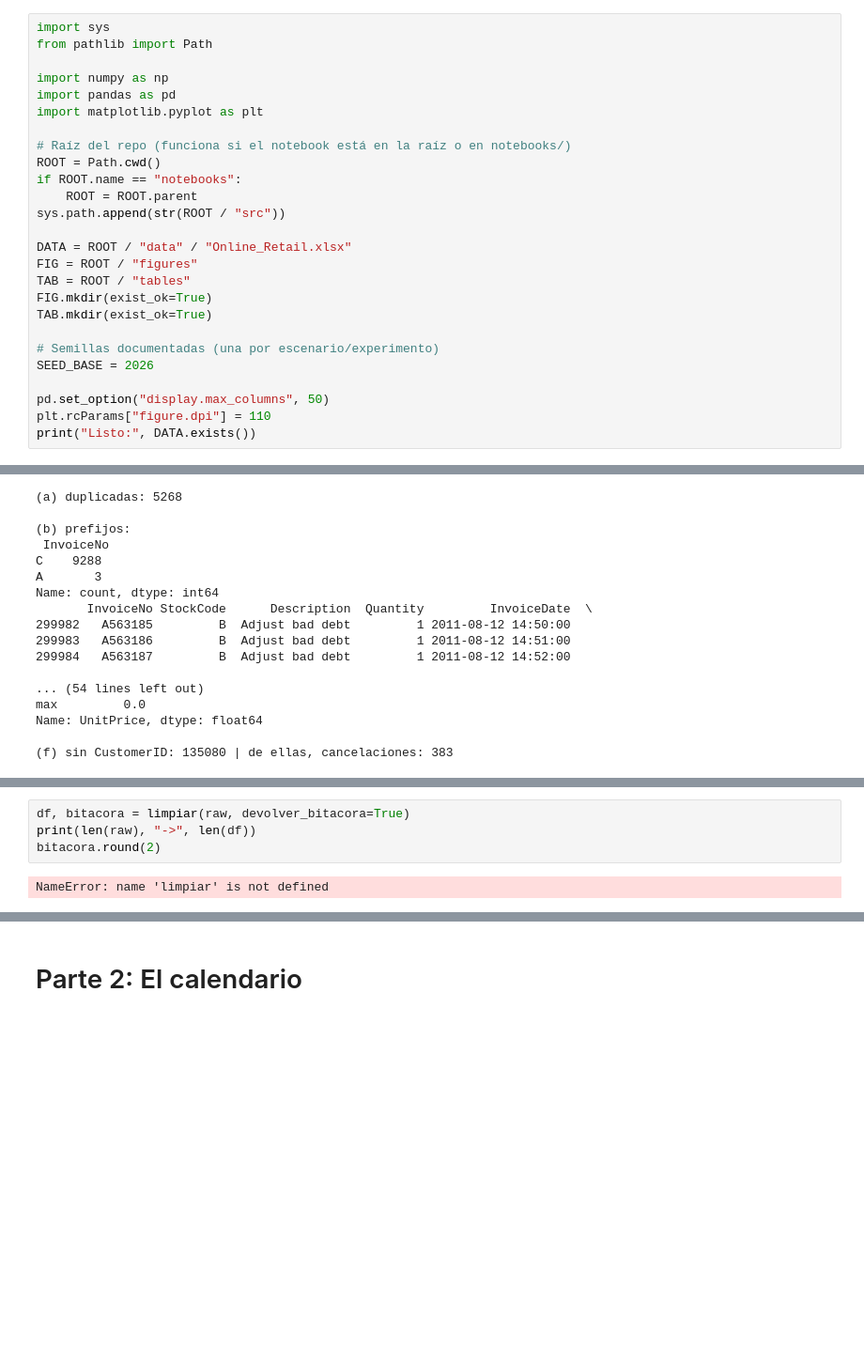
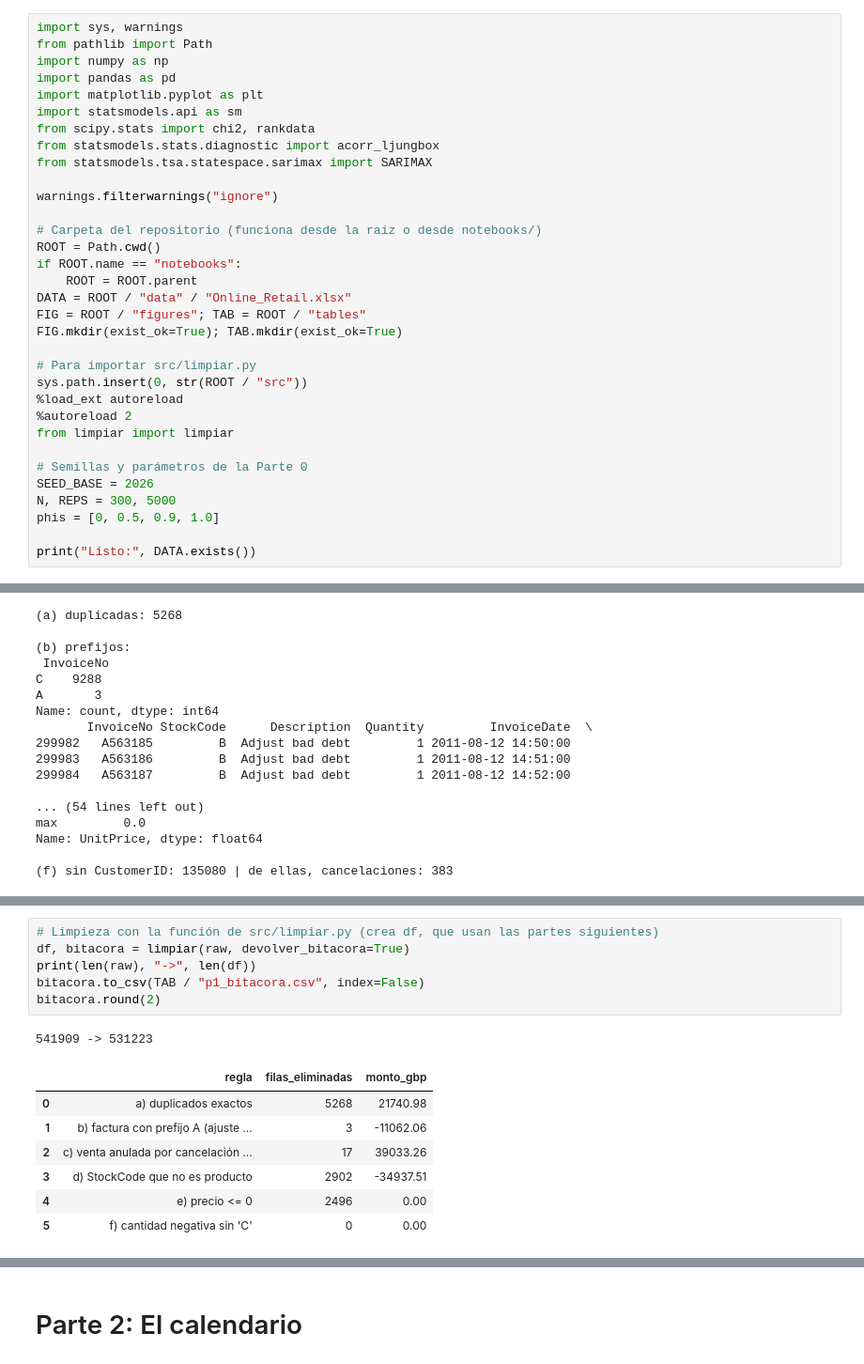
Before and after one commit to xNoksS/bi-tarea4-series-de-tiempo, a Jupyter notebook: Tarea4.ipynb, the cells around one changed output, grey strips where cells are left out. Shown at 94% size. Saved outputs shown, nothing was run; the diff lists cells and outputs as text; blank space fills up the shorter version.

Commit message:
Entrega final: notebook, informe y README

```diff
--- a/Tarea4.ipynb
+++ b/Tarea4.ipynb
@@ -1,28 +1,35 @@
 # %%
-import sys
+import sys, warnings
 from pathlib import Path
-
 import numpy as np
 import pandas as pd
 import matplotlib.pyplot as plt
+import statsmodels.api as sm
+from scipy.stats import chi2, rankdata
+from statsmodels.stats.diagnostic import acorr_ljungbox
+from statsmodels.tsa.statespace.sarimax import SARIMAX
 
-# Raíz del repo (funciona si el notebook está en la raíz o en notebooks/)
+warnings.filterwarnings("ignore")
+
+# Carpeta del repositorio (funciona desde la raíz o desde notebooks/)
 ROOT = Path.cwd()
 if ROOT.name == "notebooks":
     ROOT = ROOT.parent
-sys.path.append(str(ROOT / "src"))
+DATA = ROOT / "data" / "Online_Retail.xlsx"
+FIG = ROOT / "figures"; TAB = ROOT / "tables"
+FIG.mkdir(exist_ok=True); TAB.mkdir(exist_ok=True)
 
-DATA = ROOT / "data" / "Online_Retail.xlsx"
-FIG = ROOT / "figures"
-TAB = ROOT / "tables"
-FIG.mkdir(exist_ok=True)
-TAB.mkdir(exist_ok=True)
+# Para importar src/limpiar.py
+sys.path.insert(0, str(ROOT / "src"))
+%load_ext autoreload
+%autoreload 2
+from limpiar import limpiar
 
-# Semillas documentadas (una por escenario/experimento)
+# Semillas y parámetros de la Parte 0
 SEED_BASE = 2026
+N, REPS = 300, 5000
+phis = [0, 0.5, 0.9, 1.0]
 
-pd.set_option("display.max_columns", 50)
-plt.rcParams["figure.dpi"] = 110
 print("Listo:", DATA.exists())
 # %% [output]
 Listo: True
@@ -354,9 +271,18 @@ Overwriting src/limpiar.py
-# %%
-df, bitacora = limpiar(raw, devolver_bitacora=True)
-print(len(raw), "->", len(df))
-bitacora.round(2)
-# %% [output]
-NameError: name 'limpiar' is not defined
+# %%
+# Limpieza con la función de src/limpiar.py (crea df, que usan las partes siguientes)
+df, bitacora = limpiar(raw, devolver_bitacora=True)
+print(len(raw), "->", len(df))
+bitacora.to_csv(TAB / "p1_bitacora.csv", index=False)
+bitacora.round(2)
+# %% [output]
+541909 -> 531223
+|  | regla | filas_eliminadas | monto_gbp |
+| 0 | a) duplicados exactos | 5268 | 21740.98 |
+| 1 | b) factura con prefijo A (ajuste ... | 3 | -11062.06 |
+| 2 | c) venta anulada por cancelación ... | 17 | 39033.26 |
+| 3 | d) StockCode que no es producto | 2902 | -34937.51 |
+| 4 | e) precio <= 0 | 2496 | 0.00 |
+| 5 | f) cantidad negativa sin 'C' | 0 | 0.00 |
 # %%
 tmp = raw.assign(monto=raw["Quantity"] * raw["UnitPrice"])
 top6 = tmp.loc[tmp["monto"].abs().sort_values(ascending=False).index[:6]]
```
Also changed, not shown: parts of 24 cells of this notebook, 10 other files.
